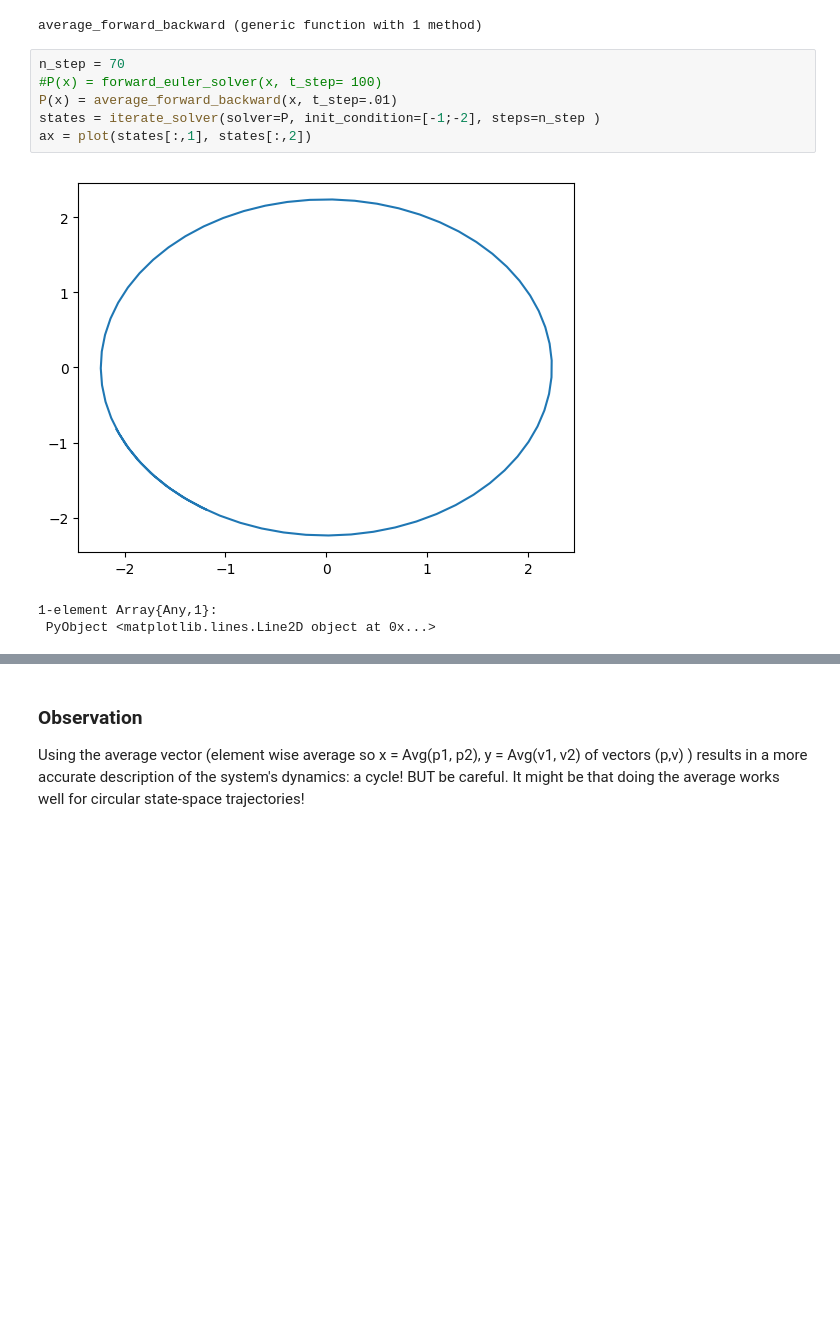
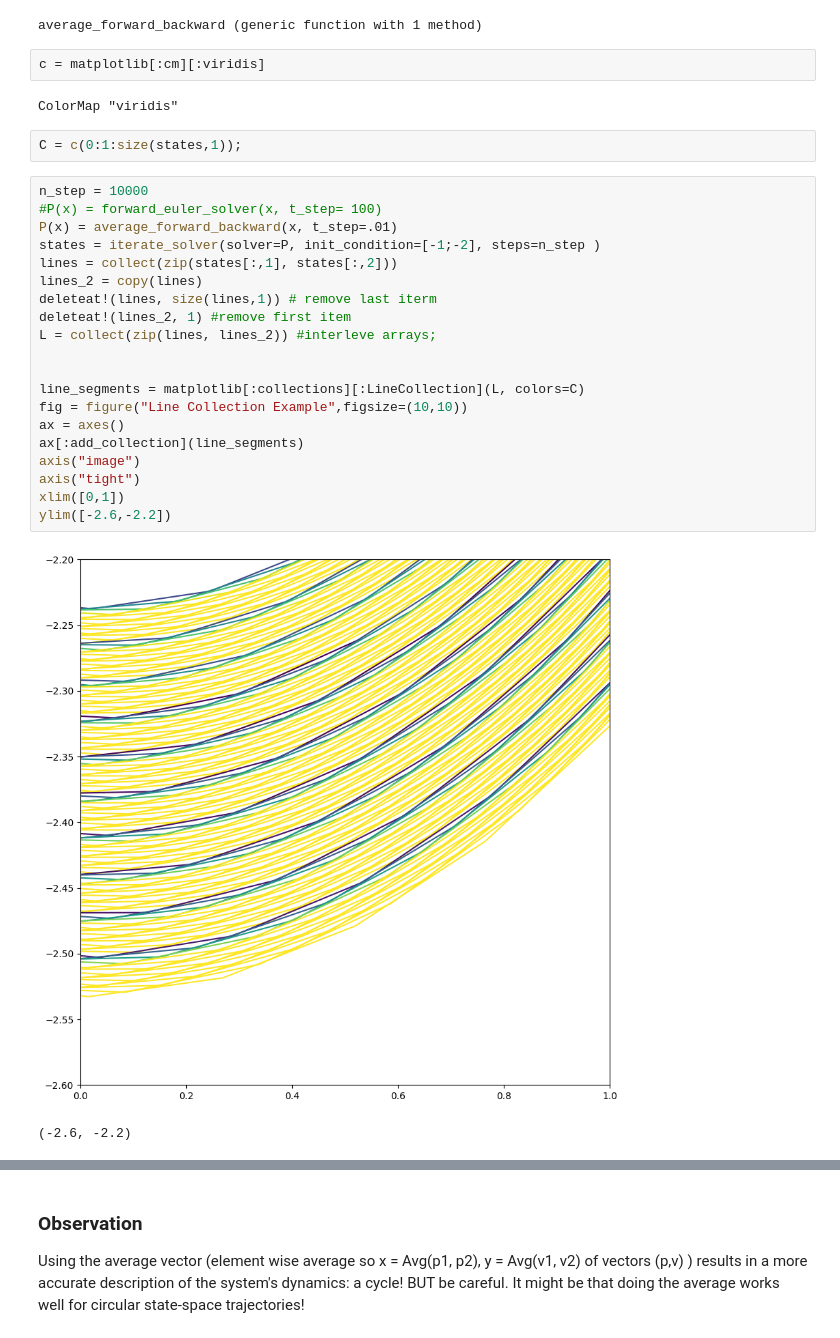
Before and after one commit to jlopezbi/julia_box_projects, a Jupyter notebook: NonLinear_Dynamics_Online_Course/Euler Solvers and the SHO.ipynb, the cells around one changed output, grey strips where cells are left out. Cells and saved outputs as stored; diff of their text form; blank space fills up the shorter version.

```diff
--- a/NonLinear_Dynamics_Online_Course/Euler Solvers and the SHO.ipynb
+++ b/NonLinear_Dynamics_Online_Course/Euler Solvers and the SHO.ipynb
@@ -159,13 +165,32 @@ function average_forward_backward(x_curr; ODE=(f(x)=[0 1; -1 0]*x), t_step=.1)
 end
 # %% [output]
 average_forward_backward (generic function with 1 method)
+# %%
+c = matplotlib[:cm][:viridis]
+# %% [output]
+ColorMap "viridis"
+# %%
+C = c(0:1:size(states,1));
 # %%
-n_step = 70
+n_step = 10000
 #P(x) = forward_euler_solver(x, t_step= 100)
 P(x) = average_forward_backward(x, t_step=.01)
 states = iterate_solver(solver=P, init_condition=[-1;-2], steps=n_step )
-ax = plot(states[:,1], states[:,2])
+lines = collect(zip(states[:,1], states[:,2]))
+lines_2 = copy(lines)
+deleteat!(lines, size(lines,1)) # remove last iterm
+deleteat!(lines_2, 1) #remove first item
+L = collect(zip(lines, lines_2)) #interleve arrays;
+
+
+line_segments = matplotlib[:collections][:LineCollection](L, colors=C)
+fig = figure("Line Collection Example",figsize=(10,10))
+ax = axes()
+ax[:add_collection](line_segments)
+axis("image")
+axis("tight")
+xlim([0,1])
+ylim([-2.6,-2.2])
 # %% [output]
-[figure, old version]
+[figure, new version]
-1-element Array{Any,1}:
- PyObject <matplotlib.lines.Line2D object at 0x...>
+(-2.6, -2.2)
```
Also changed, not shown: parts of 5 cells of this notebook.
